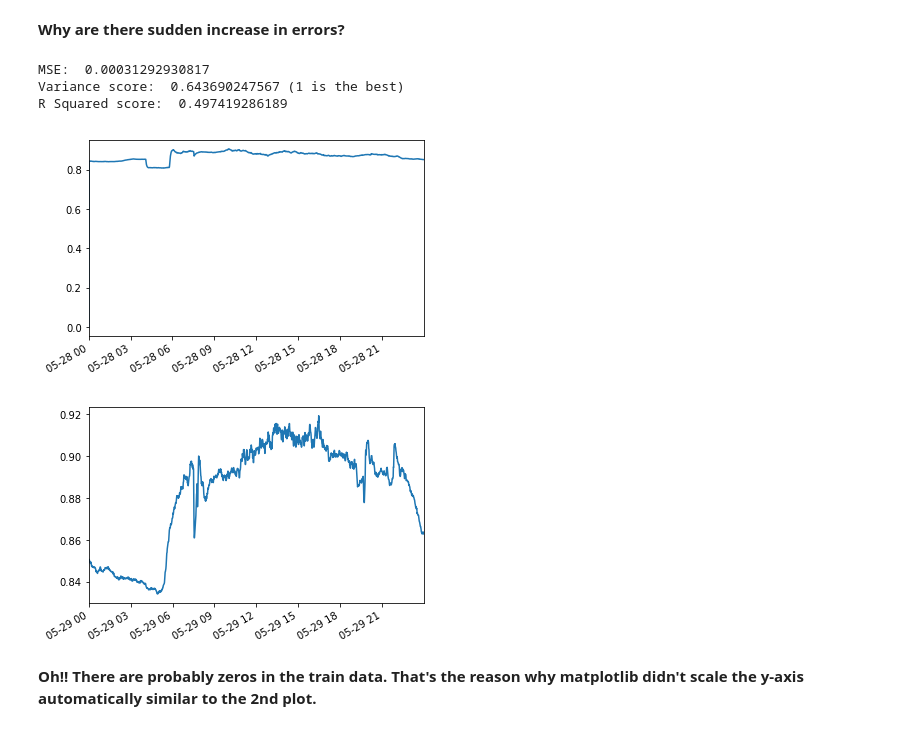
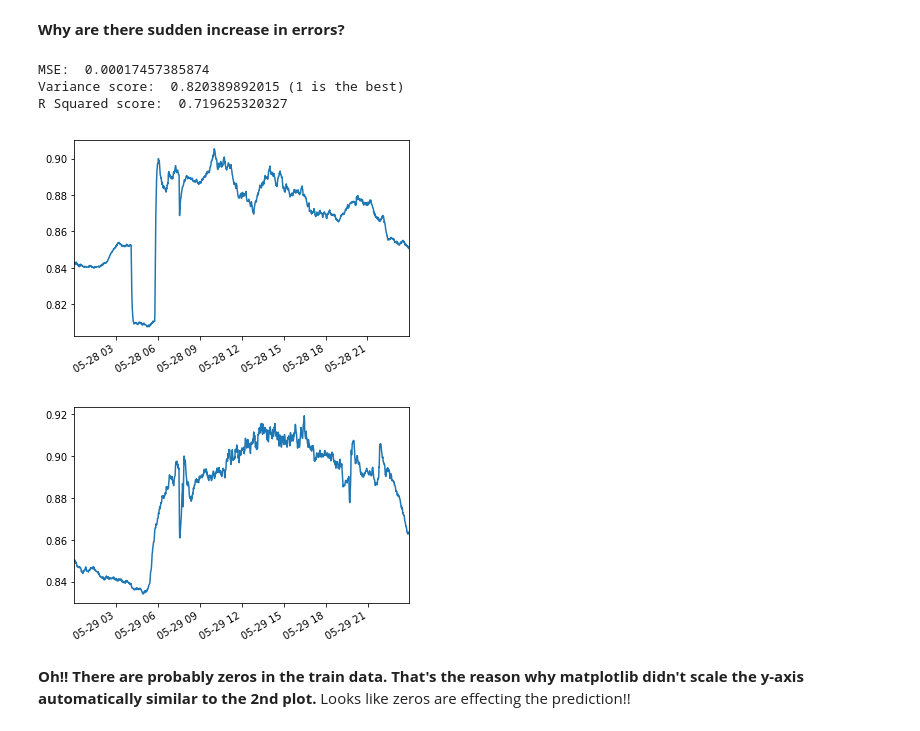
Before and after one commit to MiachelGu/chiller-plants, a Jupyter notebook: notebooks/3. Simple Regression - Insead.ipynb, the cells around one changed output. Drawn from its saved outputs; the diff is of its cells as text; code cells hidden in the pictures.

```diff
--- a/notebooks/3. Simple Regression - Insead.ipynb
+++ b/notebooks/3. Simple Regression - Insead.ipynb
@@ -317,27 +317,27 @@ Train:  2017-06-15 Test:  2017-06-16 Score:  0.901739677668
 # %%
 train = data["2017-05-28":"2017-05-28"]
 test = data["2017-05-29":"2017-05-29"]
 
 reg = linear_model.LinearRegression()
-reg.fit(train[features].values, train[target].values)
+reg.fit(train[features].values[1:], train[target].values[1:])
 
 y_predict = reg.predict(test[features].values)
 y_test = test[target].values
 
 print("MSE: ", metrics.mean_squared_error(y_test, y_predict))
 print("Variance score: ", metrics.explained_variance_score(y_test, y_predict), "(1 is the best)")
 print("R Squared score: ", reg.score(test[features].values, test[target].values))
 
 plt.figure()
-ax = train.cwshdr.plot()
+ax = train.cwshdr[1:].plot()
 
 plt.figure()
-ax = test.cwshdr.plot()
+ax = test.cwshdr[1:].plot()
 # %% [output]
-MSE:  0.00031292930817
-Variance score:  0.643690247567 (1 is the best)
-R Squared score:  0.497419286189
+MSE:  0.00017457385874
+Variance score:  0.820389892015 (1 is the best)
+R Squared score:  0.719625320327
-[figure, old version]
+[figure, new version]
-[figure, old version]
+[figure, new version]
 # %% [markdown]
-**Oh!! There are probably zeros in the train data. That's the reason why matplotlib didn't scale the y-axis automatically similar to the 2nd plot.**
+**Oh!! There are probably zeros in the train data. That's the reason why matplotlib didn't scale the y-axis automatically similar to the 2nd plot.** Looks like zeros are effecting the prediction!!
```
